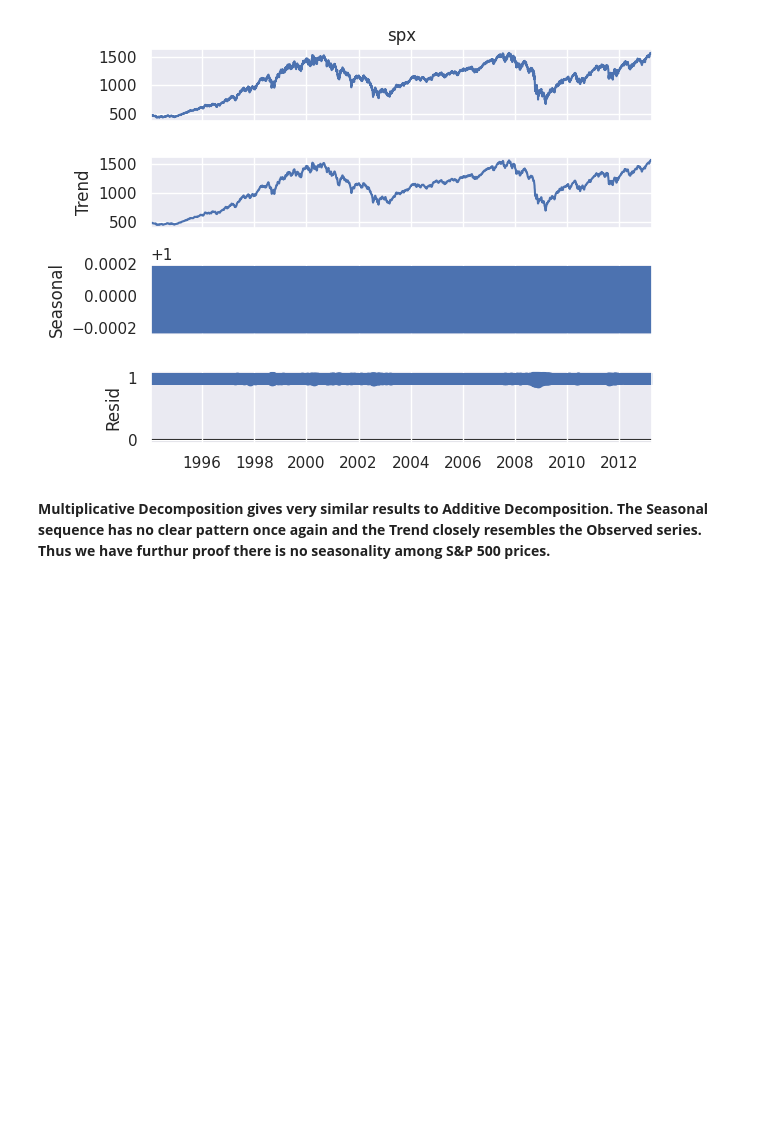
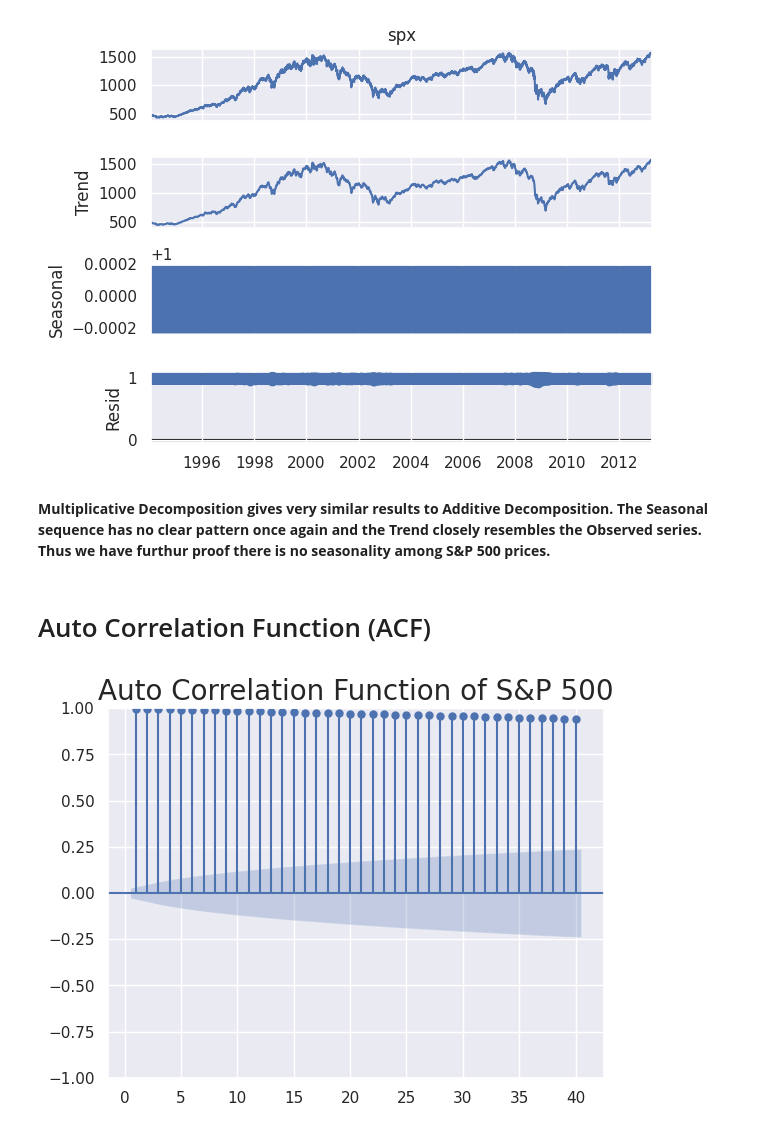
Before and after one commit to azratuni/Financial-Time-Series-Analysis, a Jupyter notebook: financial-time-series-analysis.ipynb, the cells around one changed output. Drawn from its saved outputs; the diff is of its cells as text; code cells hidden in the pictures; blank space fills up the shorter version.

```diff
--- a/financial-time-series-analysis.ipynb
+++ b/financial-time-series-analysis.ipynb
@@ -389,3 +389,13 @@ plt.show()
 [figure]
 # %% [markdown]
 **Multiplicative Decomposition gives very similar results to Additive Decomposition. The Seasonal sequence has no clear pattern once again and the Trend closely resembles the Observed series. Thus we have furthur proof there is no seasonality among S&P 500 prices.**
+# %% [markdown]
+# Auto Correlation Function (ACF)
+# %%
+#lags = 40 means the last 40 periods before the current one
+# the "zero" argument indicates whether we include current period values in the graph
+sgt.plot_acf(df_train.spx, lags = 40, zero = False)
+plt.title("Auto Correlation Function of S&P 500", size = 20)
+plt.show()
+# %% [output]
+[figure, added]
```
Also changed, not shown: parts of 19 cells of this notebook.
